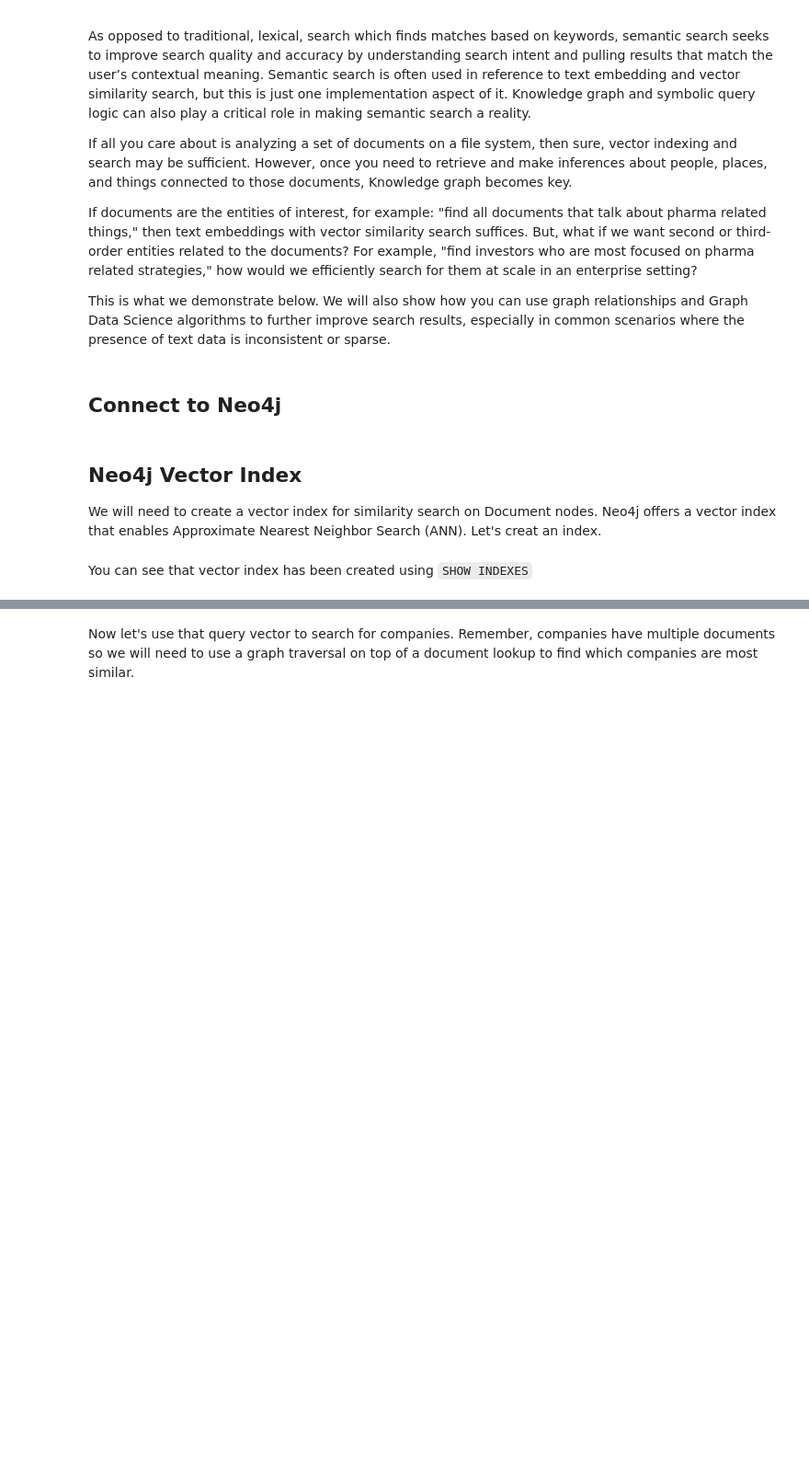
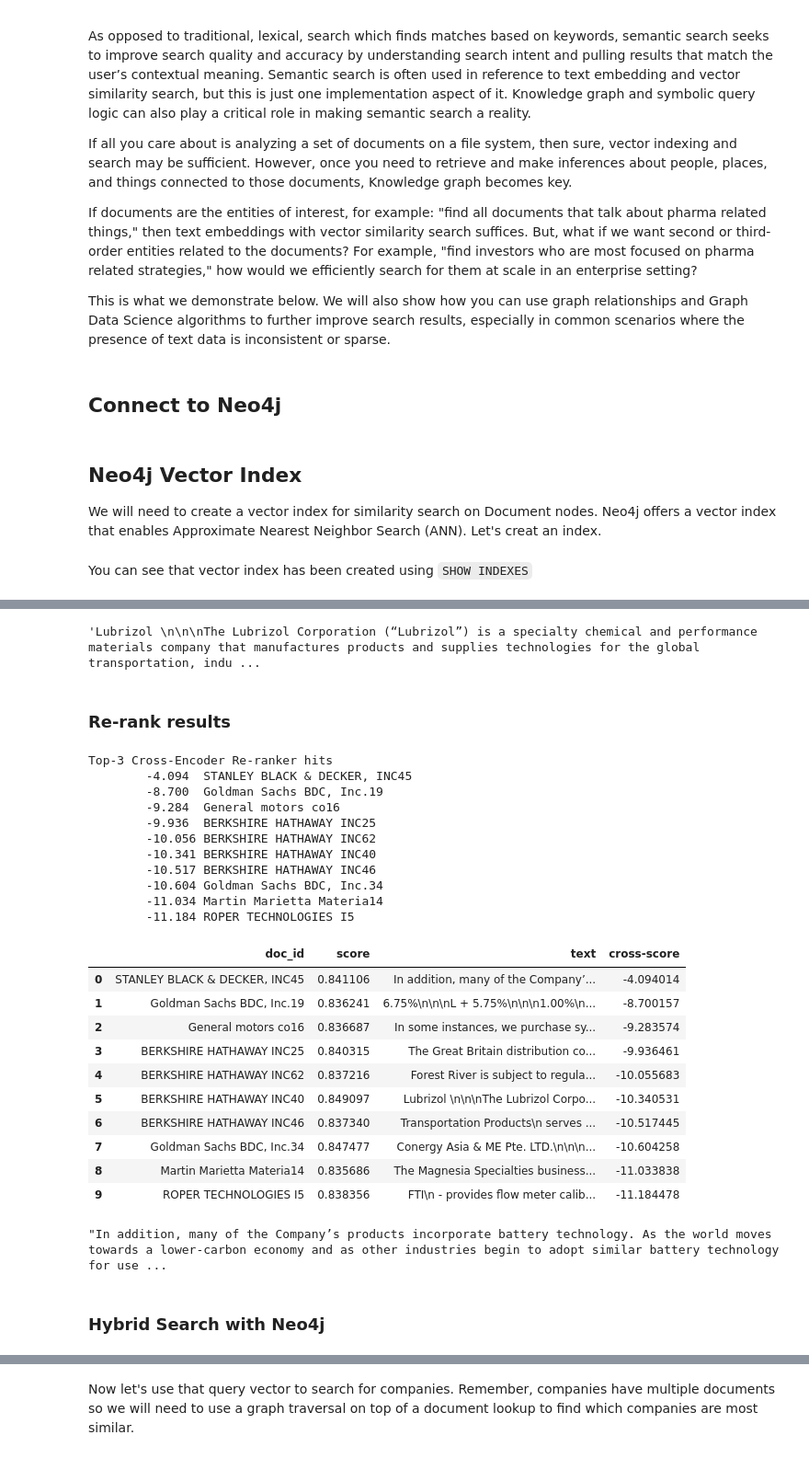
Before and after one commit to neo4j-partners/hands-on-lab-neo4j-and-vertex-ai, a Jupyter notebook: Lab 7 - Semantic Search/semantic_search.ipynb, the cells around one changed output, grey strips where cells are left out. Shown at 92% size. Cells and saved outputs as stored; diff of their text form; code cells hidden in the pictures; blank space fills up the shorter version.

Commit message:
Init Semantic Search improvements

```diff
--- a/Lab 7 - Semantic Search/semantic_search.ipynb
+++ b/Lab 7 - Semantic Search/semantic_search.ipynb
@@ -46,0 +66,20 @@ Remember we do not have documents on investment managers, just companies, and th
+# %%
+from langchain.embeddings.vertexai import VertexAIEmbeddings
+from langchain.text_splitter import CharacterTextSplitter
+from langchain.vectorstores import Neo4jVector
+from langchain.vectorstores.neo4j_vector import SearchType
+import pandas as pd
+
+db = Neo4jVector.from_existing_index(
+    url=NEO4J_URI,
+    username=NEO4J_USERNAME,
+    password=NEO4J_PASSWORD,
+    embedding=VertexAIEmbeddings(),
+    index_name='document-embeddings',
+    keyword_index_name='doc_text',
+    search_type=SearchType.VECTOR
+)
+query = 'What are the companies associated with nickel, lithium or cobalt?'
+results = db.similarity_search_with_score(query, k=10)
+res_df = to_df(results)
+res_df
@@ -46,0 +98,57 @@ Remember we do not have documents on investment managers, just companies, and th
+# %%
+res_df['text'][0]
+# %% [output]
+'Lubrizol \n\n\nThe Lubrizol Corporation (“Lubrizol”) is a specialty chemical and performance materials company that manufactures products and supplies technologies for the global transportation, indu ...
+# %% [markdown]
+### Re-rank results
+# %%
+def rerank_results(res_df):
+    from sentence_transformers import SentenceTransformer, CrossEncoder, util
+    cross_encoder = CrossEncoder('cross-encoder/ms-marco-MiniLM-L-6-v2')
+    passages = []
+    ##### Re-Ranking #####
+    # Now, score all retrieved passages with the cross_encoder
+    cross_inp = [[query, f"Text: {hit['text']}"] for _,hit in res_df[:].iterrows()]
+    cross_scores = cross_encoder.predict(cross_inp)
+
+    # Sort results by the cross-encoder scores
+    res_df['cross-score'] = cross_scores
+
+    # Output of top-5 hits from re-ranker
+    print("Top-3 Cross-Encoder Re-ranker hits")
+    hits = res_df.sort_values('cross-score', ascending=False).reset_index(drop=True)
+    for _,hit in hits.iterrows():
+        print("\t{:.3f}\t{}".format(hit['cross-score'], hit['doc_id']))
+    return hits
+# %%
+ranked_results = rerank_results(res_df)
+ranked_results
+# %% [output]
+Top-3 Cross-Encoder Re-ranker hits
+        -4.094  STANLEY BLACK & DECKER, INC45
+        -8.700  Goldman Sachs BDC, Inc.19
+        -9.284  General motors co16
+        -9.936  BERKSHIRE HATHAWAY INC25
+        -10.056 BERKSHIRE HATHAWAY INC62
+        -10.341 BERKSHIRE HATHAWAY INC40
+        -10.517 BERKSHIRE HATHAWAY INC46
+        -10.604 Goldman Sachs BDC, Inc.34
+        -11.034 Martin Marietta Materia14
+        -11.184 ROPER TECHNOLOGIES I5
+|  | doc_id | score | text | cross-score |
+| 0 | STANLEY BLACK & DECKER, INC45 | 0.841106 | In addition, many of the Company’... | -4.094014 |
+| 1 | Goldman Sachs BDC, Inc.19 | 0.836241 | 6.75%\n\n\nL + 5.75%\n\n\n1.00%\n... | -8.700157 |
+| 2 | General motors co16 | 0.836687 | In some instances, we purchase sy... | -9.283574 |
+| 3 | BERKSHIRE HATHAWAY INC25 | 0.840315 | The Great Britain distribution co... | -9.936461 |
+| 4 | BERKSHIRE HATHAWAY INC62 | 0.837216 | Forest River is subject to regula... | -10.055683 |
+| 5 | BERKSHIRE HATHAWAY INC40 | 0.849097 | Lubrizol \n\n\nThe Lubrizol Corpo... | -10.340531 |
+| 6 | BERKSHIRE HATHAWAY INC46 | 0.837340 | Transportation Products\n serves ... | -10.517445 |
+| 7 | Goldman Sachs BDC, Inc.34 | 0.847477 | Conergy Asia & ME Pte. LTD.\n\n\n... | -10.604258 |
+| 8 | Martin Marietta Materia14 | 0.835686 | The Magnesia Specialties business... | -11.033838 |
+| 9 | ROPER TECHNOLOGIES I5 | 0.838356 | FTI\n - provides flow meter calib... | -11.184478 |
+# %%
+ranked_results['text'][0]
+# %% [output]
+"In addition, many of the Company’s products incorporate battery technology. As the world moves towards a lower-carbon economy and as other industries begin to adopt similar battery technology for use ...
+# %% [markdown]
+### Hybrid Search with Neo4j
```
Also changed, not shown: parts of 24 cells of this notebook, 2 other files.
